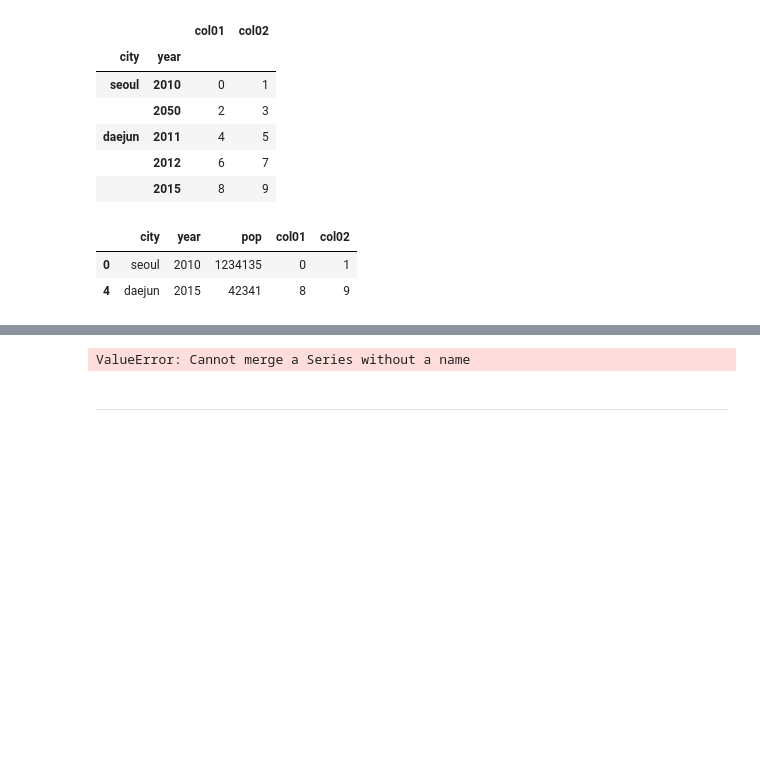
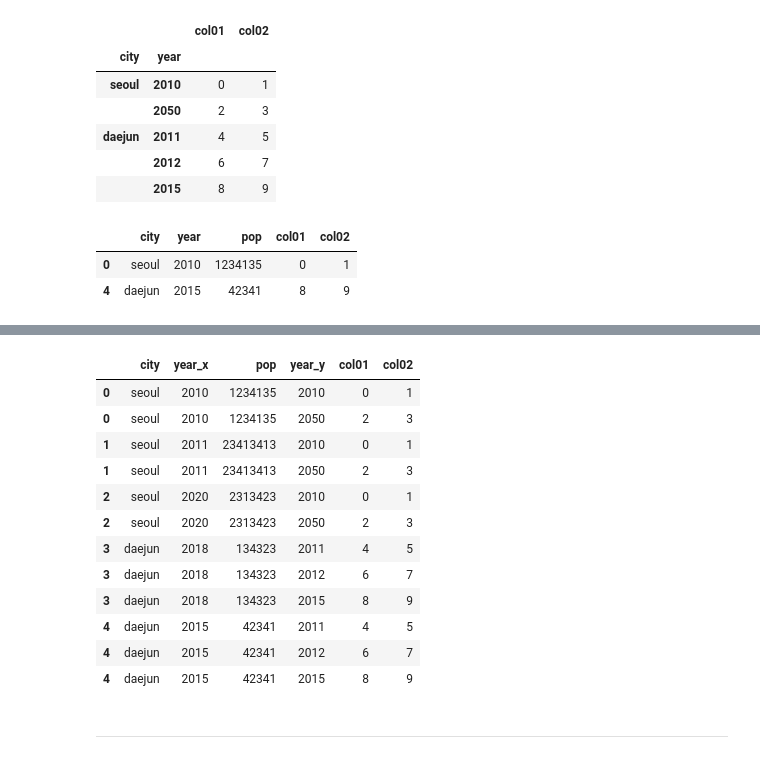
Before and after one commit to tommylee8939/TIL, a Jupyter notebook: Python/Python_data_science/pd_04.ipynb, the cells around one changed output, grey strips where cells are left out. Cells and saved outputs as stored; diff of their text form; code cells hidden in the pictures; blank space fills up the shorter version.

```diff
--- a/Python/Python_data_science/pd_04.ipynb
+++ b/Python/Python_data_science/pd_04.ipynb
@@ -501,7 +496,19 @@ dtype: int64
 # %%
-pd.merge(pop01_df,pop02_df.stack(),right_index=True,left_on=['city'])
+pd.merge(pop01_df,pop02_df.reset_index('year'),right_index=True,left_on='city')
 # %% [output]
-ValueError: Cannot merge a Series without a name
+|  | city | year_x | pop | year_y | col01 | col02 |
+| 0 | seoul | 2010 | 1234135 | 2010 | 0 | 1 |
+| 0 | seoul | 2010 | 1234135 | 2050 | 2 | 3 |
+| 1 | seoul | 2011 | 23413413 | 2010 | 0 | 1 |
+| 1 | seoul | 2011 | 23413413 | 2050 | 2 | 3 |
+| 2 | seoul | 2020 | 2313423 | 2010 | 0 | 1 |
+| 2 | seoul | 2020 | 2313423 | 2050 | 2 | 3 |
+| 3 | daejun | 2018 | 134323 | 2011 | 4 | 5 |
+| 3 | daejun | 2018 | 134323 | 2012 | 6 | 7 |
+| 3 | daejun | 2018 | 134323 | 2015 | 8 | 9 |
+| 4 | daejun | 2015 | 42341 | 2011 | 4 | 5 |
+| 4 | daejun | 2015 | 42341 | 2012 | 6 | 7 |
+| 4 | daejun | 2015 | 42341 | 2015 | 8 | 9 |
 # %% [markdown]
  <hr style="border:2px solid blue"> </hr>
 # %%
```
Also changed, not shown: parts of 2 cells of this notebook.
